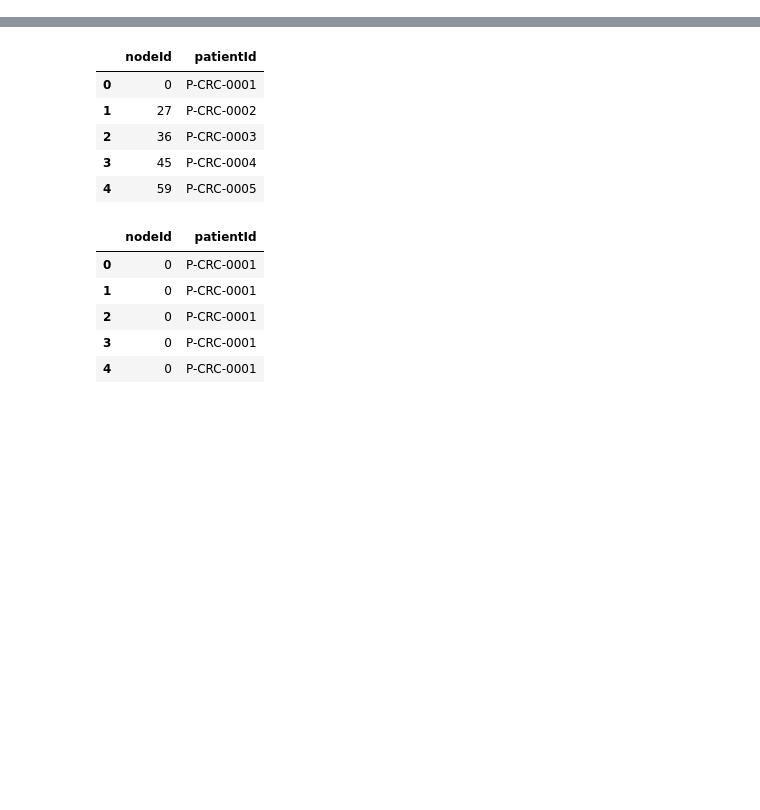
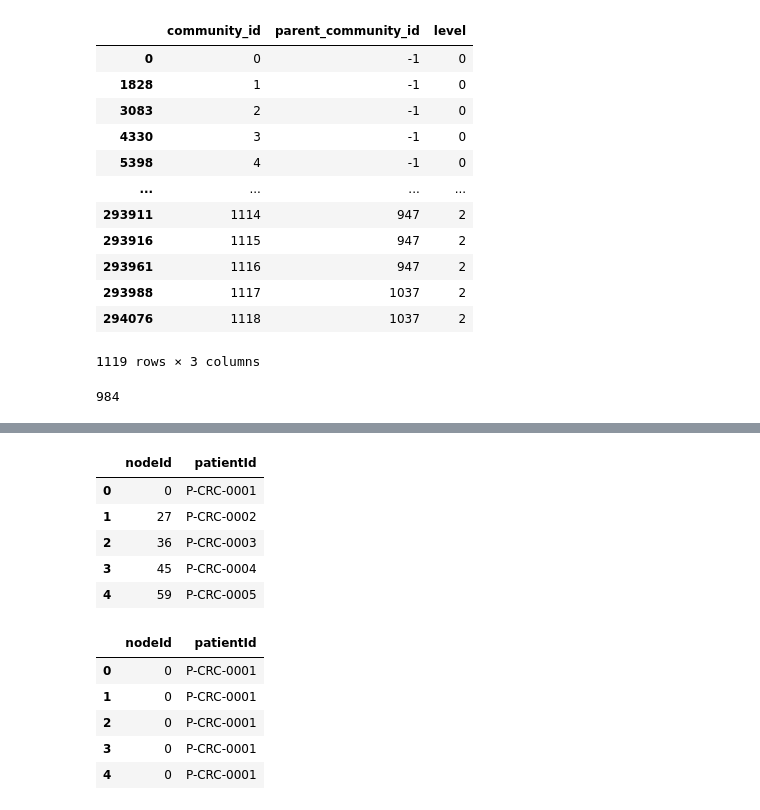
Before and after one commit to MahikaJaguste/msc-thesis, a Jupyter notebook: community/cdlib-analysis.ipynb, the cells around one changed output, grey strips where cells are left out. Drawn from its saved outputs; the diff is of its cells as text; code cells hidden in the pictures; blank space fills up the shorter version.

```diff
--- a/community/cdlib-analysis.ipynb
+++ b/community/cdlib-analysis.ipynb
@@ -119,0 +164,24 @@ Merged metrics saved to ../data/thesis/trial/merged_metrics.csv
+# %%
+parents_path = os.path.join("../cdlib-trial/data", "neo4j", "hierarchical_leiden", "parents.csv")
+parents_df = pd.read_csv(parents_path)
+# drop duplicate rows
+parents_df = parents_df.drop_duplicates()
+parents_df
+# %% [output]
+|  | community_id | parent_community_id | level |
+| 0 | 0 | -1 | 0 |
+| 1828 | 1 | -1 | 0 |
+| 3083 | 2 | -1 | 0 |
+| 4330 | 3 | -1 | 0 |
+| 5398 | 4 | -1 | 0 |
+| ... | ... | ... | ... |
+| 293911 | 1114 | 947 | 2 |
+| 293916 | 1115 | 947 | 2 |
+| 293961 | 1116 | 947 | 2 |
+| 293988 | 1117 | 1037 | 2 |
+| 294076 | 1118 | 1037 | 2 |
+1119 rows × 3 columns
+# %%
+len(heirarchical_leiden_level1.communities)
+# %% [output]
+984
```
Also changed, not shown: parts of 10 cells of this notebook, 2 other files.
